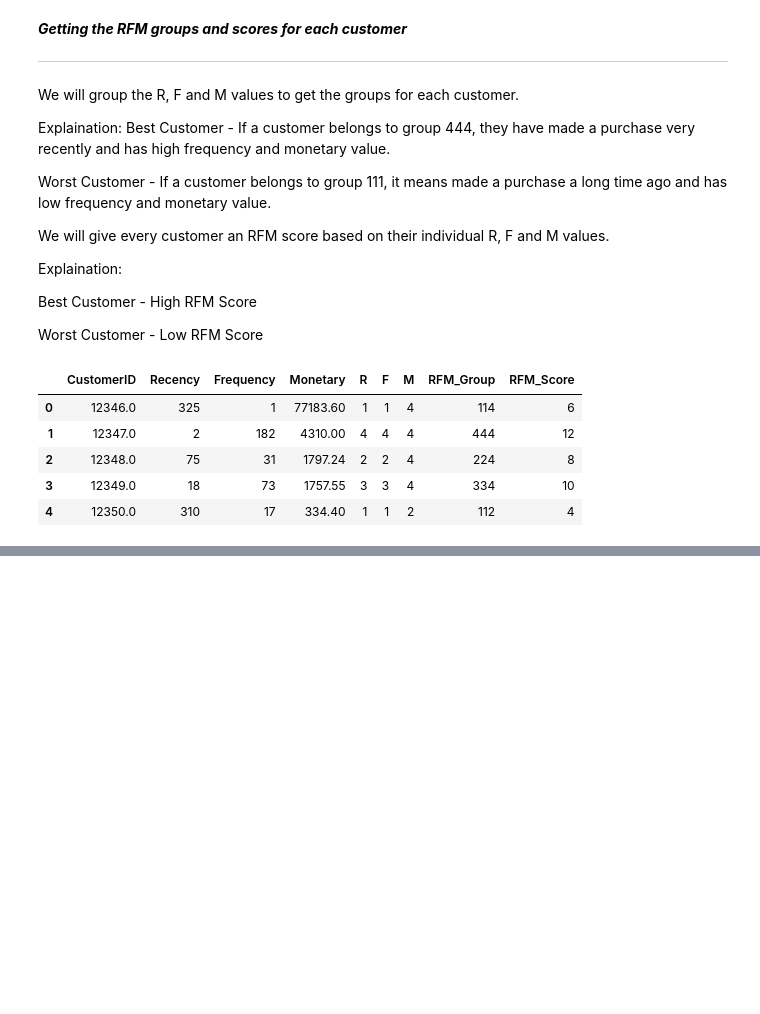
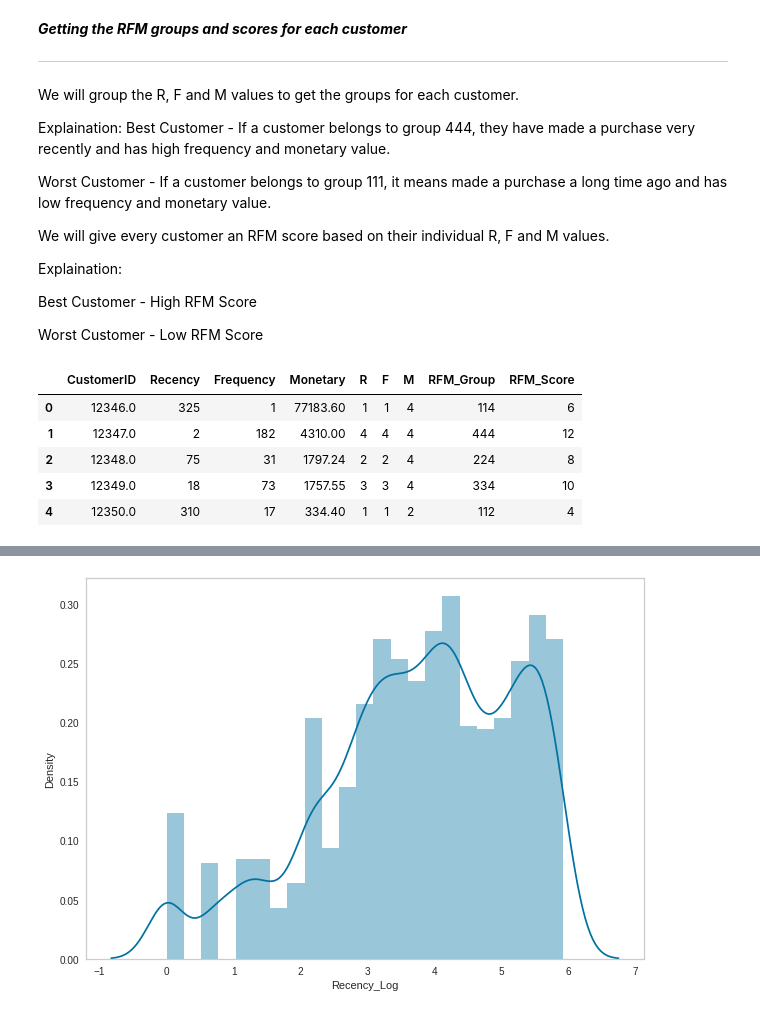
Before and after one commit to adilimam12/unsupervised_learning_capstone-project4, a Jupyter notebook: online_retail_customer_segmentation.ipynb, the cells around one changed output, grey strips where cells are left out. Saved outputs shown, nothing was run; the diff lists cells and outputs as text; code cells hidden in the pictures; blank space fills up the shorter version.

```diff
--- a/online_retail_customer_segmentation.ipynb
+++ b/online_retail_customer_segmentation.ipynb
@@ -788,0 +824,11 @@ rfm_df.reset_index().head()
+# %%
+#Replacing all the zero values to 1 to run the transformation without a hassle
+rfm_df.replace(0.0,1,inplace=True)
+
+#Applying Log transformation
+rfm_df['Recency_Log']   = rfm_df['Recency'].apply(np.log)
+rfm_df['Frequency_Log'] = rfm_df['Frequency'].apply(np.log)
+rfm_df['Monetary_Log']  = rfm_df['Monetary'].apply(np.log)
+
+#Viewing the RFM data
+rfm_df.reset_index().head()
@@ -788,0 +842,8 @@ rfm_df.reset_index().head()
+# %%
+# After normalization for Recency, the distribution of data is as follows:
+Recency_Plot = rfm_df['Recency_Log']
+plt.figure(figsize=(10,7))
+sns.distplot(Recency_Plot)
+plt.grid()
+# %% [output]
+[figure, added]
```
Also changed, not shown: parts of 28 cells of this notebook.
